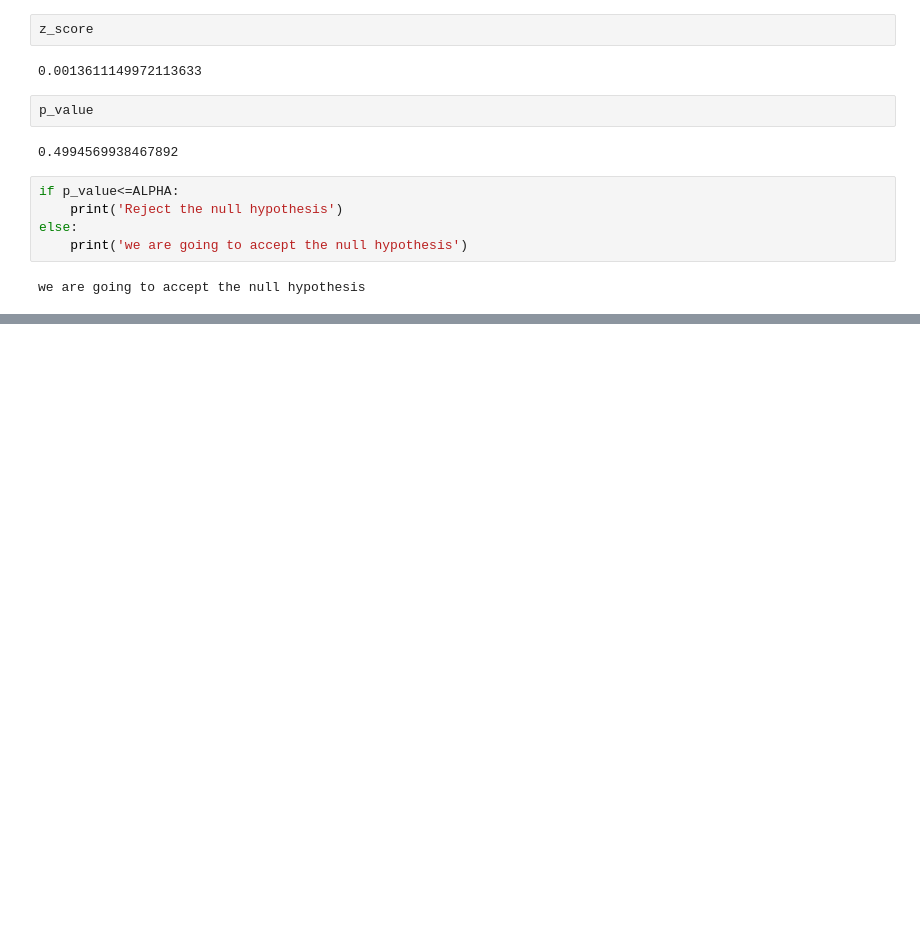
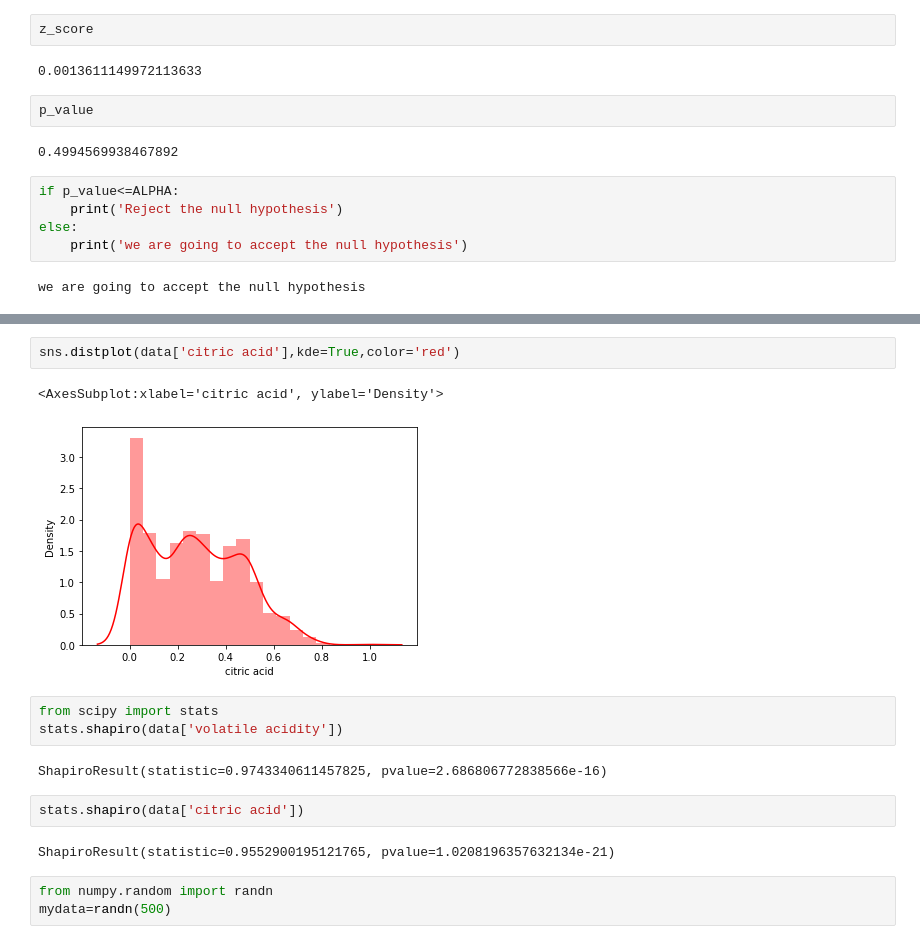
Before and after one commit to pappumahato/data_science, a Jupyter notebook: stats_eda/python_stats_2.ipynb, the cells around one changed output, grey strips where cells are left out. Saved outputs shown, nothing was run; the diff lists cells and outputs as text; blank space fills up the shorter version.

Commit message:
updated python stats 2

```diff
--- a/stats_eda/python_stats_2.ipynb
+++ b/stats_eda/python_stats_2.ipynb
@@ -303,0 +336,17 @@ we are going to accept the null hypothesis
+# %%
+sns.distplot(data['citric acid'],kde=True,color='red')
+# %% [output]
+<AxesSubplot:xlabel='citric acid', ylabel='Density'>
+[figure, added]
+# %%
+from scipy import stats
+stats.shapiro(data['volatile acidity'])
+# %% [output]
+ShapiroResult(statistic=0.9743340611457825, pvalue=2.686806772838566e-16)
+# %%
+stats.shapiro(data['citric acid'])
+# %% [output]
+ShapiroResult(statistic=0.9552900195121765, pvalue=1.0208196357632134e-21)
+# %%
+from numpy.random import randn
+mydata=randn(500)
```
Also changed, not shown: parts of 76 cells of this notebook.
